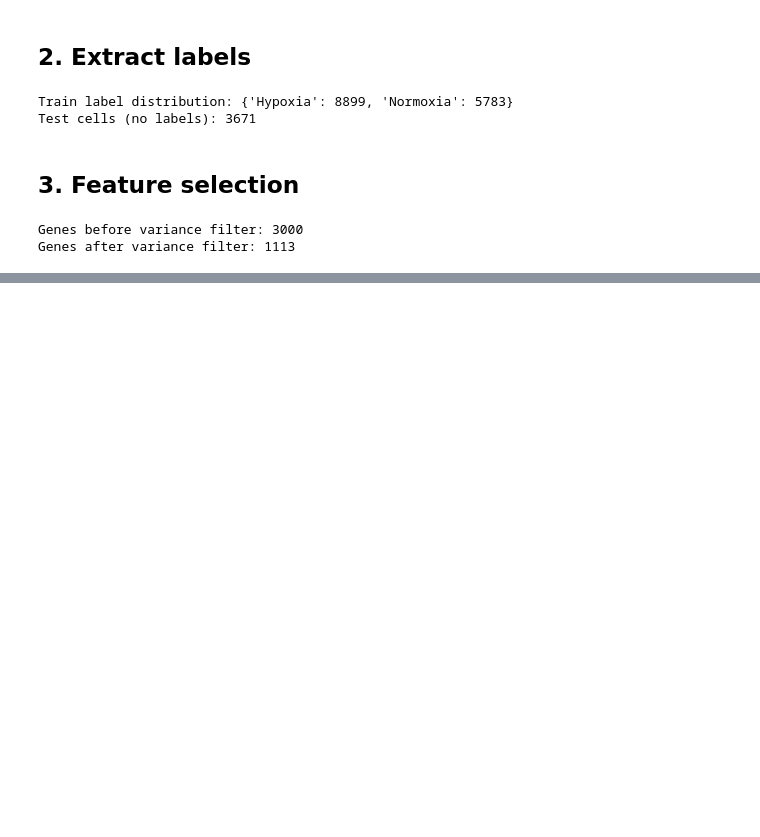
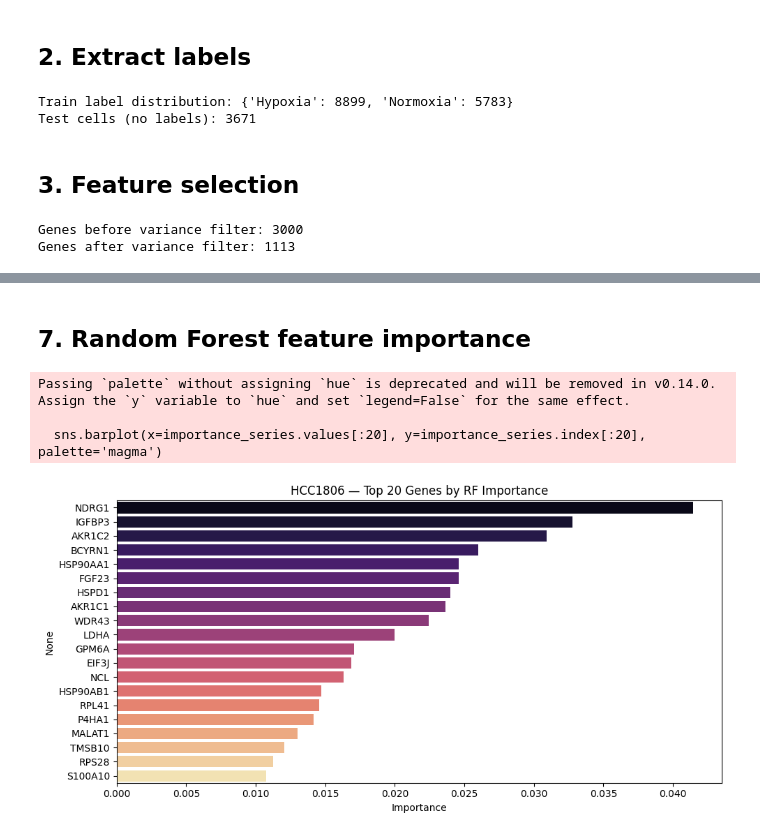
Before and after one commit to maraandronache/hypoxia-classifier, a Jupyter notebook: notebooks/03b_classifiers_HCC1806.ipynb, the cells around one changed output, grey strips where cells are left out. Cells and saved outputs as stored; diff of their text form; code cells hidden in the pictures; blank space fills up the shorter version.

```diff
--- a/notebooks/03b_classifiers_HCC1806.ipynb
+++ b/notebooks/03b_classifiers_HCC1806.ipynb
@@ -77,0 +165,19 @@ pd.Series(mi_scores[top_idx], index=top_genes).sort_values(ascending=False).to_c
+# %% [markdown]
+## 7. Random Forest feature importance
+# %%
+rf = trained_models['Random Forest']
+importance_series = pd.Series(rf.feature_importances_, index=top_genes).sort_values(ascending=False)
+importance_series.to_csv('../outputs/HCC1806_RF_feature_importance.csv', header=['importance'])
+
+plt.figure(figsize=(10, 5))
+sns.barplot(x=importance_series.values[:20], y=importance_series.index[:20], palette='magma')
+plt.title('HCC1806 — Top 20 Genes by RF Importance')
+plt.xlabel('Importance')
+plt.tight_layout()
+plt.savefig('../outputs/figures/HCC1806_RF_feature_importance.png', dpi=150)
+plt.show()
+# %% [output]
+Passing `palette` without assigning `hue` is deprecated and will be removed in v0.14.0. Assign the `y` variable to `hue` and set `legend=False` for the same effect.
+
+  sns.barplot(x=importance_series.values[:20], y=importance_series.index[:20], palette='magma')
+[figure, added]
```
Also changed, not shown: parts of 10 cells of this notebook, 2 other files.
